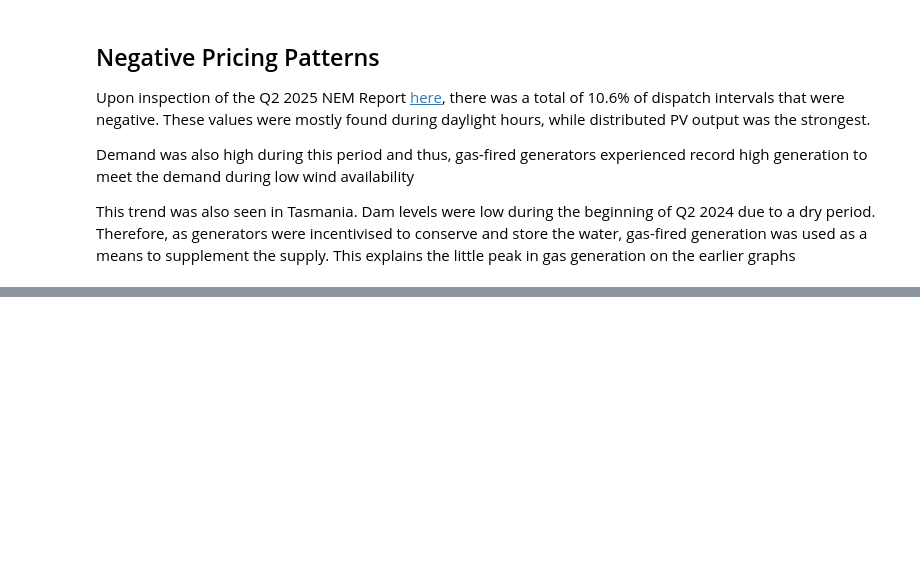
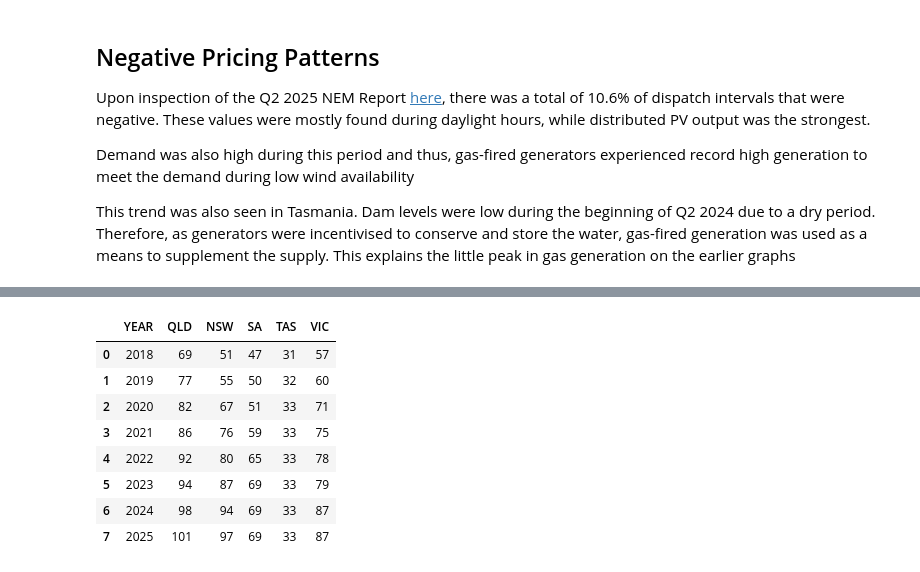
Before and after one commit to aidanlockwood20/IFN695-Codebase, a Jupyter notebook: report.ipynb, the cells around one changed output, grey strips where cells are left out. Saved outputs shown, nothing was run; the diff lists cells and outputs as text; code cells hidden in the pictures; blank space fills up the shorter version.

```diff
--- a/report.ipynb
+++ b/report.ipynb
@@ -1328,0 +1399,13 @@ This trend was also seen in Tasmania. Dam levels were low during the beginning o
+# %%
+# qld_data_price['YEAR'] =
+qld_data_price['YEAR'] = qld_data_price['MONTH'].dt.strftime('%Y')
+nsw_data_price['YEAR'] = nsw_data_price['MONTH'].dt.strftime('%Y')
+sa_data_price['YEAR'] = sa_data_price['MONTH'].dt.strftime('%Y')
+tas_data_price['YEAR'] = tas_data_price['MONTH'].dt.strftime('%Y')
+vic_data_price['YEAR'] = vic_data_price['MONTH'].dt.strftime('%Y')
+# %%
+qld_duid_counts = qld_data_price.groupby('YEAR')['DUID'].nunique().reset_index()
+nsw_duid_counts = nsw_data_price.groupby('YEAR')['DUID'].nunique().reset_index()
+sa_duid_counts = sa_data_price.groupby('YEAR')['DUID'].nunique().reset_index()
+tas_duid_counts = tas_data_price.groupby('YEAR')['DUID'].nunique().reset_index()
+vic_duid_counts = vic_data_price.groupby('YEAR')['DUID'].nunique().reset_index()
@@ -1328,0 +1456,21 @@ This trend was also seen in Tasmania. Dam levels were low during the beginning o
+# %%
+all_states_duid_counts = pd.DataFrame({
+    'YEAR' : qld_duid_counts['YEAR'],
+    'QLD' : qld_duid_counts['DUID'],
+    'NSW' : nsw_duid_counts['DUID'],
+    'SA' : sa_duid_counts['DUID'],
+    'TAS' : tas_duid_counts['DUID'],
+    'VIC' : vic_duid_counts['DUID']
+})
+
+all_states_duid_counts
+# %% [output]
+|  | YEAR | QLD | NSW | SA | TAS | VIC |
+| 0 | 2018 | 69 | 51 | 47 | 31 | 57 |
+| 1 | 2019 | 77 | 55 | 50 | 32 | 60 |
+| 2 | 2020 | 82 | 67 | 51 | 33 | 71 |
+| 3 | 2021 | 86 | 76 | 59 | 33 | 75 |
+| 4 | 2022 | 92 | 80 | 65 | 33 | 78 |
+| 5 | 2023 | 94 | 87 | 69 | 33 | 79 |
+| 6 | 2024 | 98 | 94 | 69 | 33 | 87 |
+| 7 | 2025 | 101 | 97 | 69 | 33 | 87 |
```
Also changed, not shown: parts of 12 cells of this notebook, 5 other files.
